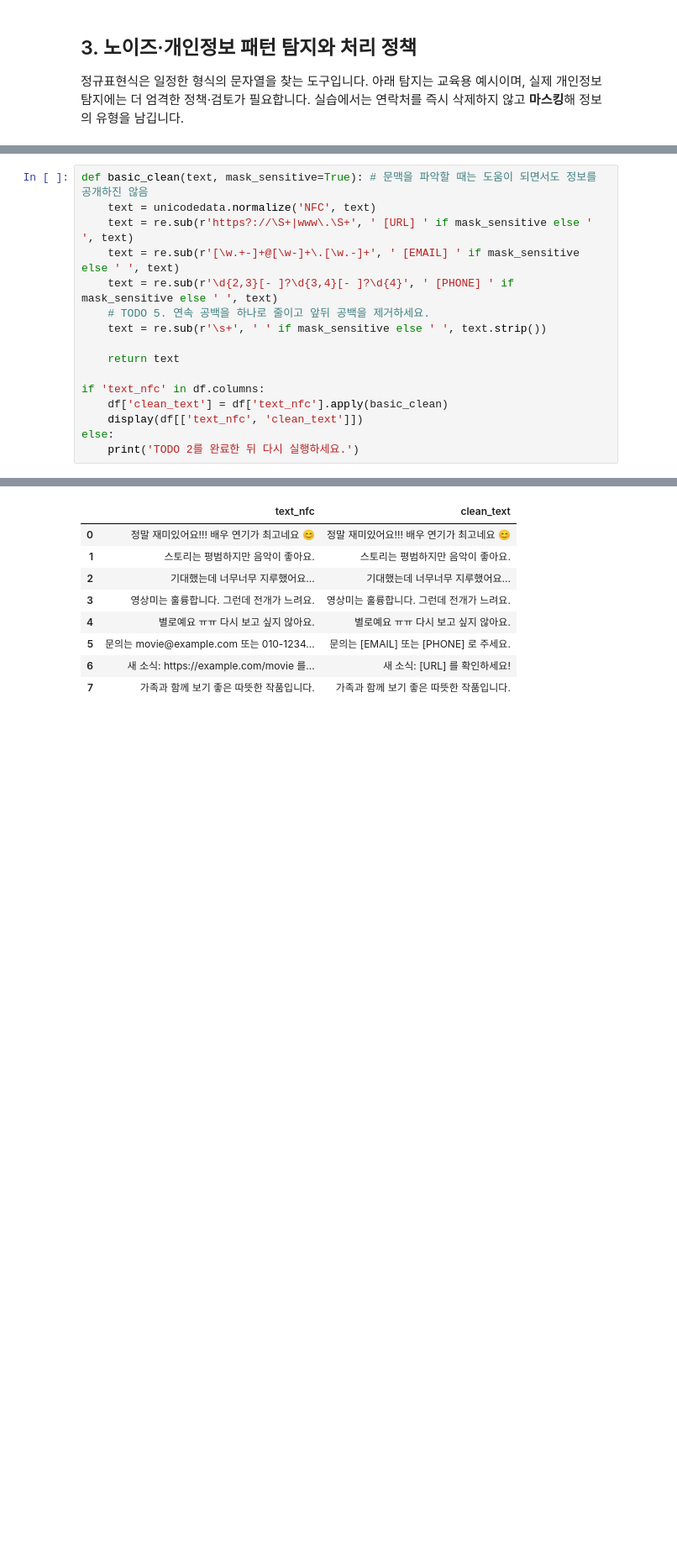
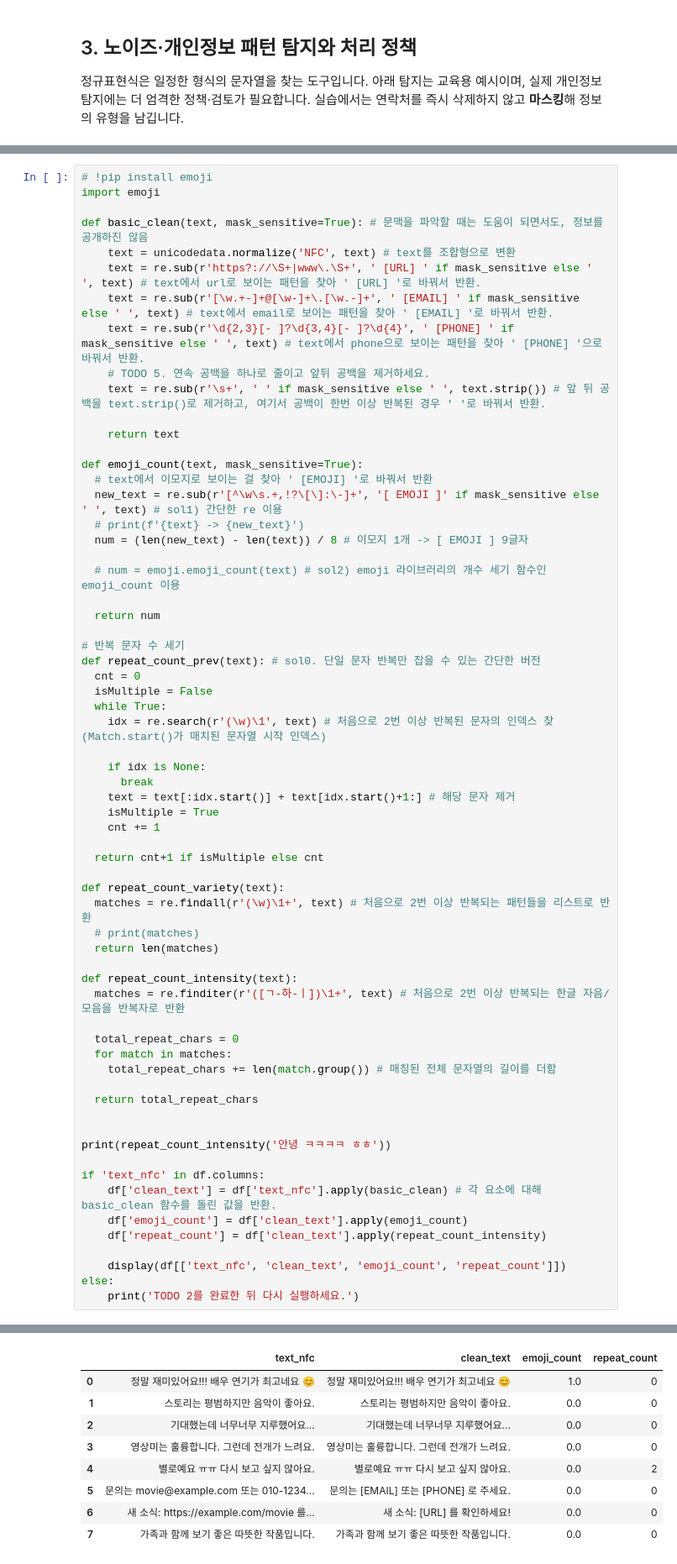
Before and after one commit to KyeongTaek/NLP_2026, a Jupyter notebook: study_material/NLP_week03.ipynb, the cells around one changed output, grey strips where cells are left out. Shown at 84% size. Saved outputs shown, nothing was run; the diff lists cells and outputs as text; blank space fills up the shorter version.

```diff
--- a/study_material/NLP_week03.ipynb
+++ b/study_material/NLP_week03.ipynb
@@ -164,19 +173,67 @@ else:
 | 6 | 7 | 새 소식: https://example.com/movie 를... | URL |
 | 7 | 8 | 가족과 함께 보기 좋은 따뜻한 작품입니다. | 특이 패턴 없음 |
 # %%
-def basic_clean(text, mask_sensitive=True): # 문맥을 파악할 때는 도움이 되면서도 정보를 공개하진 않음
-    text = unicodedata.normalize('NFC', text)
-    text = re.sub(r'https?://\S+|www\.\S+', ' [URL] ' if mask_sensitive else ' ', text)
-    text = re.sub(r'[\w.+-]+@[\w-]+\.[\w.-]+', ' [EMAIL] ' if mask_sensitive else ' ', text)
-    text = re.sub(r'\d{2,3}[- ]?\d{3,4}[- ]?\d{4}', ' [PHONE] ' if mask_sensitive else ' ', text)
+# !pip install emoji
+import emoji
+
+def basic_clean(text, mask_sensitive=True): # 문맥을 파악할 때는 도움이 되면서도, 정보를 공개하진 않음
+    text = unicodedata.normalize('NFC', text) # text를 조합형으로 변환
+    text = re.sub(r'https?://\S+|www\.\S+', ' [URL] ' if mask_sensitive else ' ', text) # text에서 url로 보이는 패턴을 찾아 ' [URL] '로 바꿔서 반환.
+    text = re.sub(r'[\w.+-]+@[\w-]+\.[\w.-]+', ' [EMAIL] ' if mask_sensitive else ' ', text) # text에서 email로 보이는 패턴을 찾아 ' [EMAIL] '로 바꿔서 반환.
+    text = re.sub(r'\d{2,3}[- ]?\d{3,4}[- ]?\d{4}', ' [PHONE] ' if mask_sensitive else ' ', text) # text에서 phone으로 보이는 패턴을 찾아 ' [PHONE] '으로 바꿔서 반환.
     # TODO 5. 연속 공백을 하나로 줄이고 앞뒤 공백을 제거하세요.
-    text = re.sub(r'\s+', ' ' if mask_sensitive else ' ', text.strip())
+    text = re.sub(r'\s+', ' ' if mask_sensitive else ' ', text.strip()) # 앞 뒤 공백을 text.strip()로 제거하고, 여기서 공백이 한번 이상 반복된 경우 ' '로 바꿔서 반환.
 
     return text
 
+def emoji_count(text, mask_sensitive=True):
+  # text에서 이모지로 보이는 걸 찾아 ' [EMOJI] '로 바꿔서 반환
+  new_text = re.sub(r'[^\w\s.+,!?\[\]:\-]+', '[ EMOJI ]' if mask_sensitive else ' ', text) # sol1) 간단한 re 이용
+  # print(f'{text} -> {new_text}')
+  num = (len(new_text) - len(text)) / 8 # 이모지 1개 -> [ EMOJI ] 9글자
+
+  # num = emoji.emoji_count(text) # sol2) emoji 라이브러리의 개수 세기 함수인 emoji_count 이용
+
+  return num
+
+# 반복 문자 수 세기
+def repeat_count_prev(text): # sol0. 단일 문자 반복만 잡을 수 있는 간단한 버전
+  cnt = 0
+  isMultiple = False
+  while True:
+    idx = re.search(r'(\w)\1', text) # 처음으로 2번 이상 반복된 문자의 인덱스 찾(Match.start()가 매치된 문자열 시작 인덱스)
+
+    if idx is None:
+      break
+    text = text[:idx.start()] + text[idx.start()+1:] # 해당 문자 제거
+    isMultiple = True
+    cnt += 1
+
+  return cnt+1 if isMultiple else cnt
+
+def repeat_count_variety(text):
+  matches = re.findall(r'(\w)\1+', text) # 처음으로 2번 이상 반복되는 패턴들을 리스트로 반환
+  # print(matches)
+  return len(matches)
+
+def repeat_count_intensity(text):
+  matches = re.finditer(r'([ㄱ-하-ㅣ])\1+', text) # 처음으로 2번 이상 반복되는 한글 자음/모음을 반복자로 반환
+
+  total_repeat_chars = 0
+  for match in matches:
+    total_repeat_chars += len(match.group()) # 매칭된 전체 문자열의 길이를 더함
+
+  return total_repeat_chars
+
+
+print(repeat_count_intensity('안녕 ㅋㅋㅋㅋ ㅎㅎ'))
+
 if 'text_nfc' in df.columns:
-    df['clean_text'] = df['text_nfc'].apply(basic_clean)
-    display(df[['text_nfc', 'clean_text']])
+    df['clean_text'] = df['text_nfc'].apply(basic_clean) # 각 요소에 대해 basic_clean 함수를 돌린 값을 반환.
+    df['emoji_count'] = df['clean_text'].apply(emoji_count)
+    df['repeat_count'] = df['clean_text'].apply(repeat_count_intensity)
+
+    display(df[['text_nfc', 'clean_text', 'emoji_count', 'repeat_count']])
 else:
     print('TODO 2를 완료한 뒤 다시 실행하세요.')
 # %% [output]
@@ -183,12 +241,12 @@ else:
-|  | text_nfc | clean_text |
-| 0 | 정말 재미있어요!!! 배우 연기가 최고네요 😊 | 정말 재미있어요!!! 배우 연기가 최고네요 😊 |
-| 1 | 스토리는 평범하지만 음악이 좋아요. | 스토리는 평범하지만 음악이 좋아요. |
-| 2 | 기대했는데 너무너무 지루했어요... | 기대했는데 너무너무 지루했어요... |
-| 3 | 영상미는 훌륭합니다. 그런데 전개가 느려요. | 영상미는 훌륭합니다. 그런데 전개가 느려요. |
-| 4 | 별로예요 ㅠㅠ 다시 보고 싶지 않아요. | 별로예요 ㅠㅠ 다시 보고 싶지 않아요. |
-| 5 | 문의는 movie@example.com 또는 010-1234... | 문의는 [EMAIL] 또는 [PHONE] 로 주세요. |
-| 6 | 새 소식: https://example.com/movie 를... | 새 소식: [URL] 를 확인하세요! |
-| 7 | 가족과 함께 보기 좋은 따뜻한 작품입니다. | 가족과 함께 보기 좋은 따뜻한 작품입니다. |
+|  | text_nfc | clean_text | emoji_count | repeat_count |
+| 0 | 정말 재미있어요!!! 배우 연기가 최고네요 😊 | 정말 재미있어요!!! 배우 연기가 최고네요 😊 | 1.0 | 0 |
+| 1 | 스토리는 평범하지만 음악이 좋아요. | 스토리는 평범하지만 음악이 좋아요. | 0.0 | 0 |
+| 2 | 기대했는데 너무너무 지루했어요... | 기대했는데 너무너무 지루했어요... | 0.0 | 0 |
+| 3 | 영상미는 훌륭합니다. 그런데 전개가 느려요. | 영상미는 훌륭합니다. 그런데 전개가 느려요. | 0.0 | 0 |
+| 4 | 별로예요 ㅠㅠ 다시 보고 싶지 않아요. | 별로예요 ㅠㅠ 다시 보고 싶지 않아요. | 0.0 | 2 |
+| 5 | 문의는 movie@example.com 또는 010-1234... | 문의는 [EMAIL] 또는 [PHONE] 로 주세요. | 0.0 | 0 |
+| 6 | 새 소식: https://example.com/movie 를... | 새 소식: [URL] 를 확인하세요! | 0.0 | 0 |
+| 7 | 가족과 함께 보기 좋은 따뜻한 작품입니다. | 가족과 함께 보기 좋은 따뜻한 작품입니다. | 0.0 | 0 |
 # %% [markdown]
 ### 체크포인트 3
 
```
Also changed, not shown: parts of 20 cells of this notebook.
